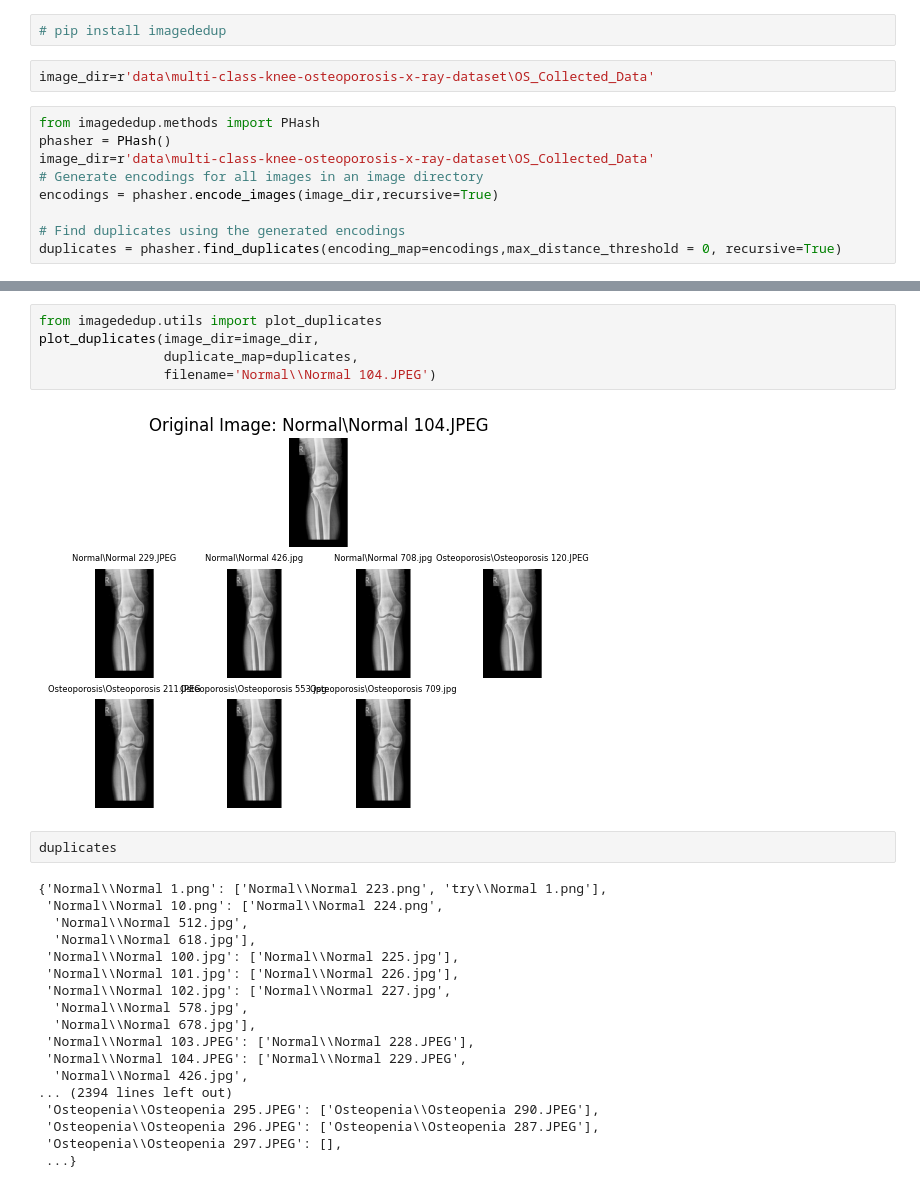
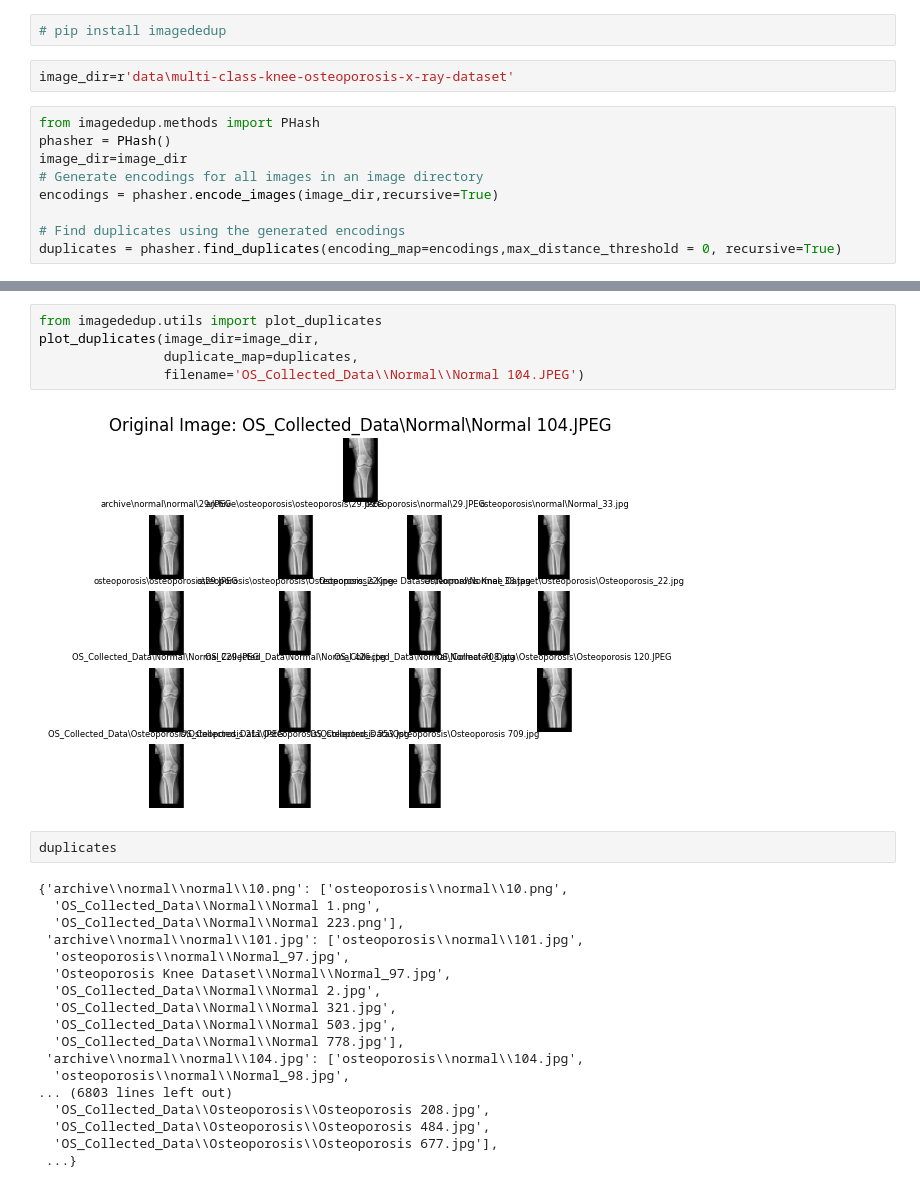
Before and after one commit to eladlaks/osteoporosis_project, a Jupyter notebook: imagededup.ipynb, the cells around one changed output, grey strips where cells are left out. Cells and saved outputs as stored; diff of their text form.

```diff
--- a/imagededup.ipynb
+++ b/imagededup.ipynb
@@ -1,11 +1,11 @@
 # %%
 # pip install imagededup
 # %%
-image_dir=r'data\multi-class-knee-osteoporosis-x-ray-dataset\OS_Collected_Data'
+image_dir=r'data\multi-class-knee-osteoporosis-x-ray-dataset'
 # %%
 from imagededup.methods import PHash
 phasher = PHash()
-image_dir=r'data\multi-class-knee-osteoporosis-x-ray-dataset\OS_Collected_Data'
+image_dir=image_dir
 # Generate encodings for all images in an image directory
 encodings = phasher.encode_images(image_dir,recursive=True)
 
@@ -21,29 +41,29 @@ duplicates = phasher.find_duplicates(encoding_map=encodings,max_distance_thresho
 # %%
 from imagededup.utils import plot_duplicates
 plot_duplicates(image_dir=image_dir,
                 duplicate_map=duplicates,
-                filename='Normal\\Normal 104.JPEG')
+                filename='OS_Collected_Data\\Normal\\Normal 104.JPEG')
 # %% [output]
-[figure, old version]
+[figure, new version]
 # %%
 duplicates
 # %% [output]
-{'Normal\\Normal 1.png': ['Normal\\Normal 223.png', 'try\\Normal 1.png'],
- 'Normal\\Normal 10.png': ['Normal\\Normal 224.png',
-  'Normal\\Normal 512.jpg',
-  'Normal\\Normal 618.jpg'],
- 'Normal\\Normal 100.jpg': ['Normal\\Normal 225.jpg'],
- 'Normal\\Normal 101.jpg': ['Normal\\Normal 226.jpg'],
- 'Normal\\Normal 102.jpg': ['Normal\\Normal 227.jpg',
-  'Normal\\Normal 578.jpg',
-  'Normal\\Normal 678.jpg'],
- 'Normal\\Normal 103.JPEG': ['Normal\\Normal 228.JPEG'],
- 'Normal\\Normal 104.JPEG': ['Normal\\Normal 229.JPEG',
-  'Normal\\Normal 426.jpg',
-... (2394 lines left out)
- 'Osteopenia\\Osteopenia 295.JPEG': ['Osteopenia\\Osteopenia 290.JPEG'],
- 'Osteopenia\\Osteopenia 296.JPEG': ['Osteopenia\\Osteopenia 287.JPEG'],
- 'Osteopenia\\Osteopenia 297.JPEG': [],
+{'archive\\normal\\normal\\10.png': ['osteoporosis\\normal\\10.png',
+  'OS_Collected_Data\\Normal\\Normal 1.png',
+  'OS_Collected_Data\\Normal\\Normal 223.png'],
+ 'archive\\normal\\normal\\101.jpg': ['osteoporosis\\normal\\101.jpg',
+  'osteoporosis\\normal\\Normal_97.jpg',
+  'Osteoporosis Knee Dataset\\Normal\\Normal_97.jpg',
+  'OS_Collected_Data\\Normal\\Normal 2.jpg',
+  'OS_Collected_Data\\Normal\\Normal 321.jpg',
+  'OS_Collected_Data\\Normal\\Normal 503.jpg',
+  'OS_Collected_Data\\Normal\\Normal 778.jpg'],
+ 'archive\\normal\\normal\\104.jpg': ['osteoporosis\\normal\\104.jpg',
+  'osteoporosis\\normal\\Normal_98.jpg',
+... (6803 lines left out)
+  'OS_Collected_Data\\Osteoporosis\\Osteoporosis 208.jpg',
+  'OS_Collected_Data\\Osteoporosis\\Osteoporosis 484.jpg',
+  'OS_Collected_Data\\Osteoporosis\\Osteoporosis 677.jpg'],
  ...}
 # %%
 from imagededup.methods import PHash
```
Also changed, not shown: parts of 7 cells of this notebook.
